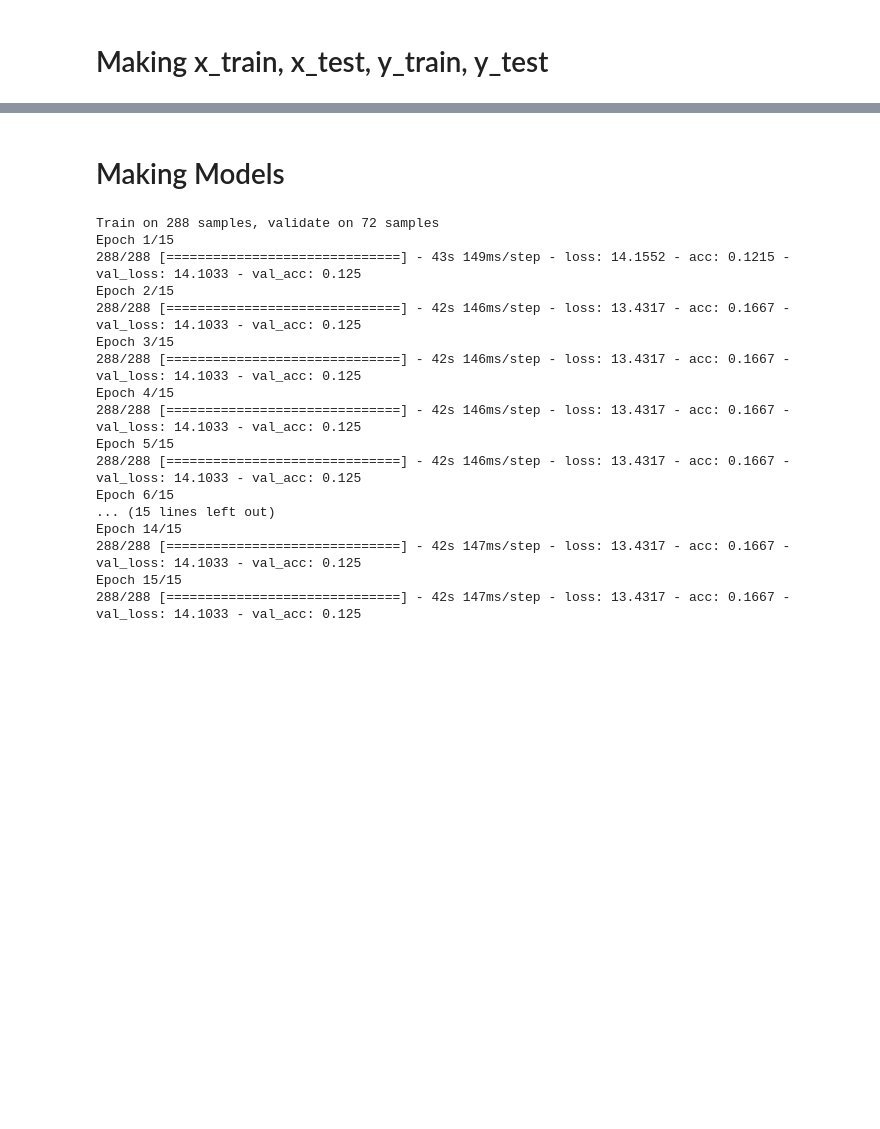
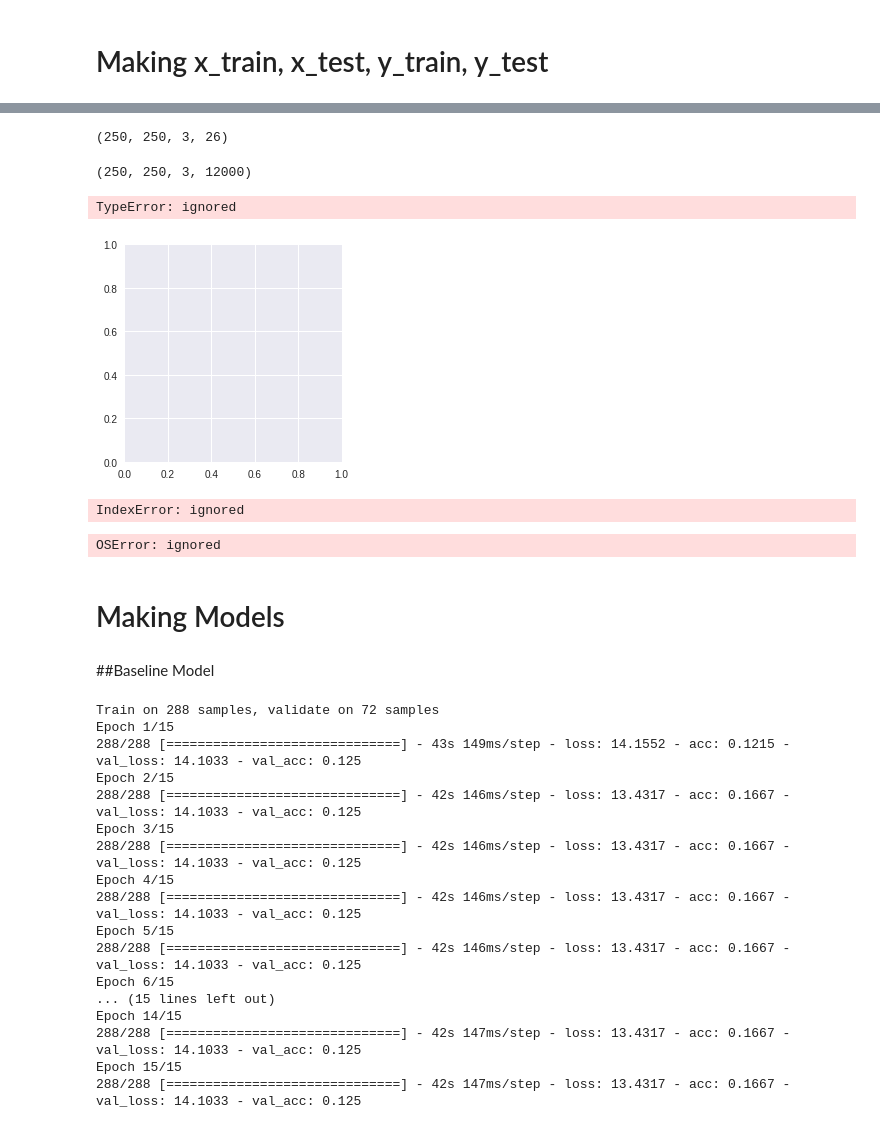
Before and after one commit to ayshaw/Dog-Breed-Project, a Jupyter notebook: milestone_3.ipynb, the cells around one changed output, grey strips where cells are left out. Cells and saved outputs as stored; diff of their text form; code cells hidden in the pictures; blank space fills up the shorter version.

```diff
--- a/milestone_3.ipynb
+++ b/milestone_3.ipynb
@@ -340,0 +384,4 @@ KeyboardInterrupt: ignored
+# %%
+x_train.shape
+# %% [output]
+(250, 250, 3, 26)
@@ -341,3 +390,31 @@ KeyboardInterrupt: ignored
+# %%
+x_train=np.reshape(np.load('x_train_npz.npy'),(12000,3,250,250),order='A')
+# %%
+x_train.shape
+# %% [output]
+(250, 250, 3, 12000)
+# %%
+plt.imshow(x_train[0,:,:,:])
+# %% [output]
+TypeError: ignored
+[figure, added]
+# %%
+# shuffle the x_train
+shuffle_index=np.random.randint(12000, size=12000)
+x_train_shuffled=x_train[:,:,:,shuffle_index]
+np.savetxt("x_train_shuffled.txt", x_train_shuffled, delimiter=",")
+# %% [output]
+IndexError: ignored
+# %%
+# standardize the channels for x_train
+x_train_shuffled = np.loadtxt('x_train_shuffled.txt',delimiter=',')
+x_train_scaled = x_train_shuffled.copy()
+for i in range(3):
+    x_train_scaled[:,:,:,i] = (x_train_shuffled[:,:,:,i]-np.mean(x_train_shuffled[:,:,:,i]))/np.std(x_train_shuffled[:,:,:,i])
+# %% [output]
+OSError: ignored
 # %% [markdown]
 # Making Models
+# %% [markdown]
+##Baseline Model
 # %%
```
Also changed, not shown: parts of 18 cells of this notebook.
